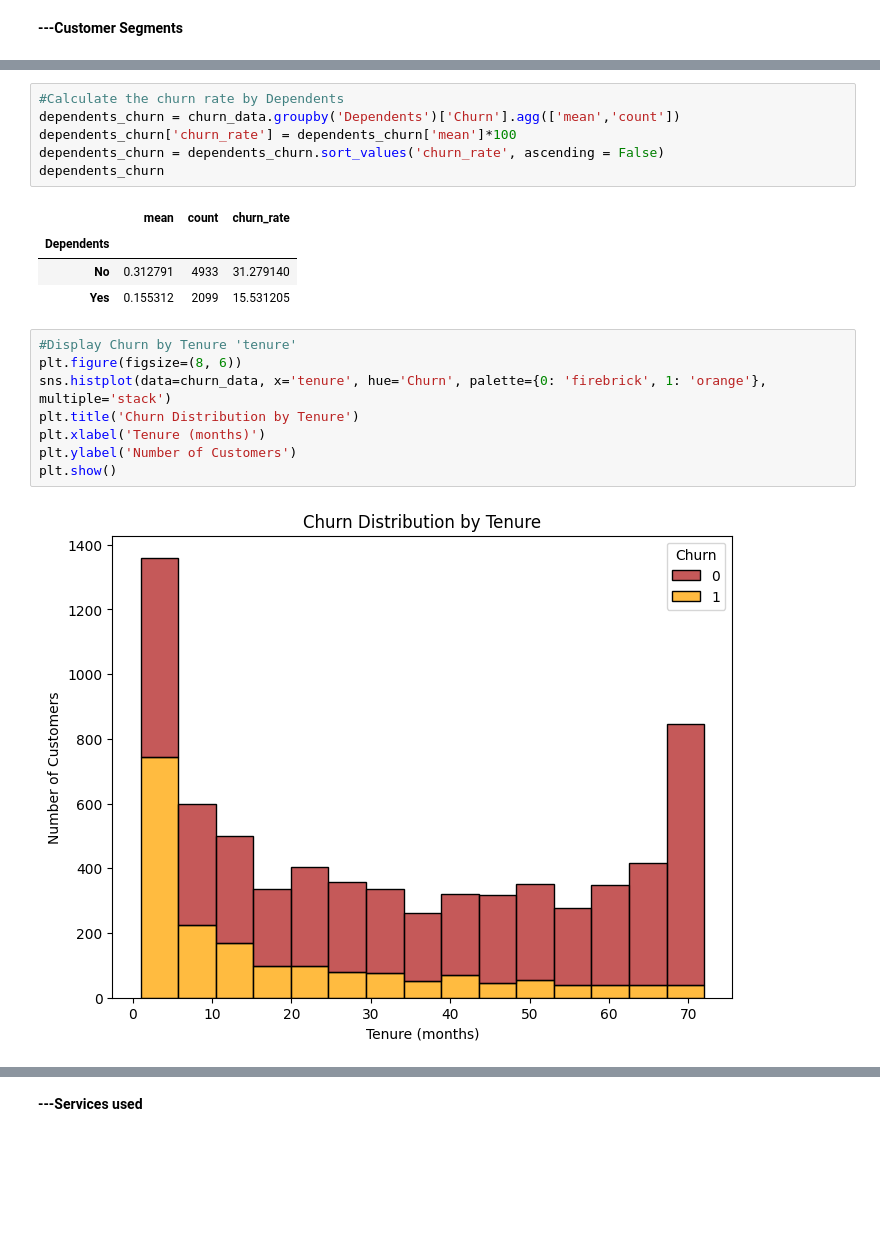
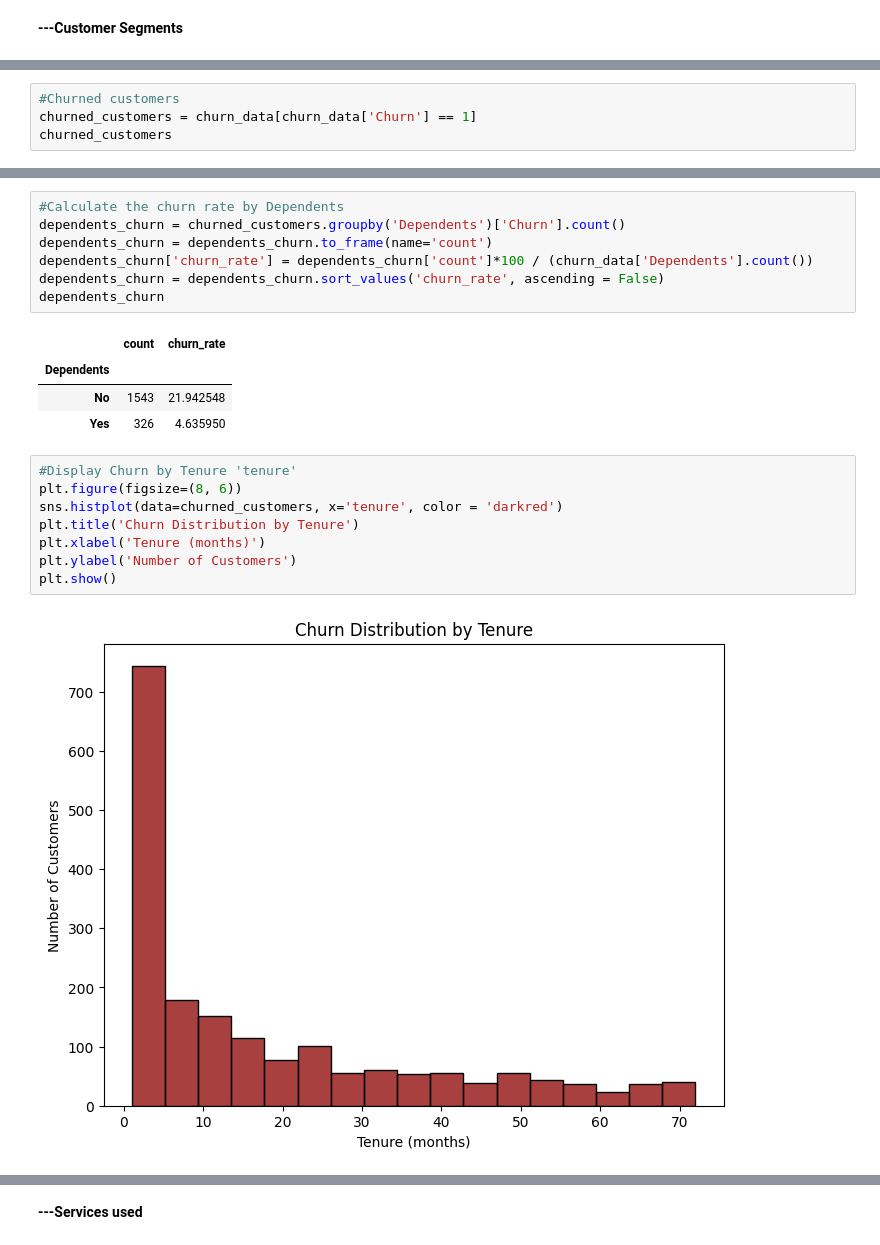
Before and after one commit to taaranguyen/PwC-Customer-Churn-Analysis, a Jupyter notebook: PWC - Customer Chrun Analysis Project .ipynb, the cells around one changed output, grey strips where cells are left out. Saved outputs shown, nothing was run; the diff lists cells and outputs as text; blank space fills up the shorter version.

```diff
--- a/PWC - Customer Chrun Analysis Project .ipynb
+++ b/PWC - Customer Chrun Analysis Project .ipynb
@@ -437,0 +405,4 @@ plt.show()
+# %%
+#Churned customers
+churned_customers = churn_data[churn_data['Churn'] == 1]
+churned_customers
@@ -471,23 +482,24 @@ partner_churn
 # %%
 #Calculate the churn rate by Dependents
-dependents_churn = churn_data.groupby('Dependents')['Churn'].agg(['mean','count'])
-dependents_churn['churn_rate'] = dependents_churn['mean']*100
+dependents_churn = churned_customers.groupby('Dependents')['Churn'].count()
+dependents_churn = dependents_churn.to_frame(name='count')
+dependents_churn['churn_rate'] = dependents_churn['count']*100 / (churn_data['Dependents'].count())
 dependents_churn = dependents_churn.sort_values('churn_rate', ascending = False)
 dependents_churn
 # %% [output]
-|  | mean | count | churn_rate |
-| Dependents |  |  |  |
-| No | 0.312791 | 4933 | 31.279140 |
-| Yes | 0.155312 | 2099 | 15.531205 |
+|  | count | churn_rate |
+| Dependents |  |  |
+| No | 1543 | 21.942548 |
+| Yes | 326 | 4.635950 |
 # %%
 #Display Churn by Tenure 'tenure'
 plt.figure(figsize=(8, 6))
-sns.histplot(data=churn_data, x='tenure', hue='Churn', palette={0: 'firebrick', 1: 'orange'}, multiple='stack')
+sns.histplot(data=churned_customers, x='tenure', color = 'darkred')
 plt.title('Churn Distribution by Tenure')
 plt.xlabel('Tenure (months)')
 plt.ylabel('Number of Customers')
 plt.show()
 # %% [output]
-[figure, old version]
+[figure, new version]
 # %%
 #Calculate the churn rate each tenure
```
Also changed, not shown: parts of 32 cells of this notebook.
